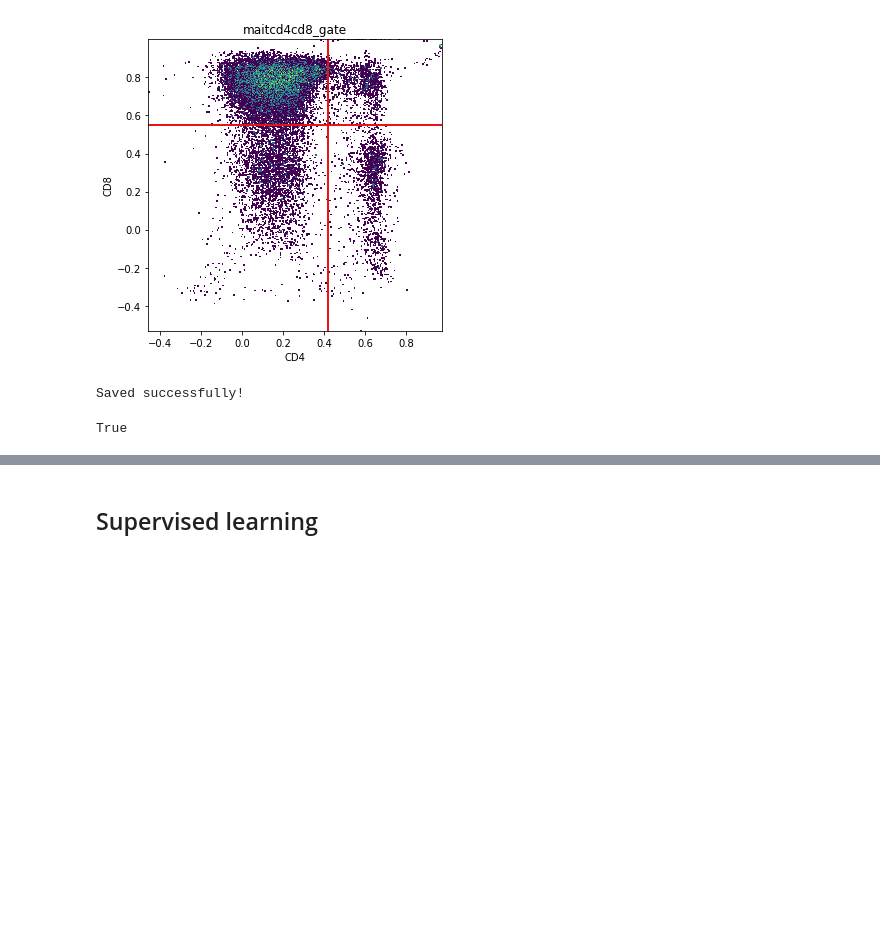
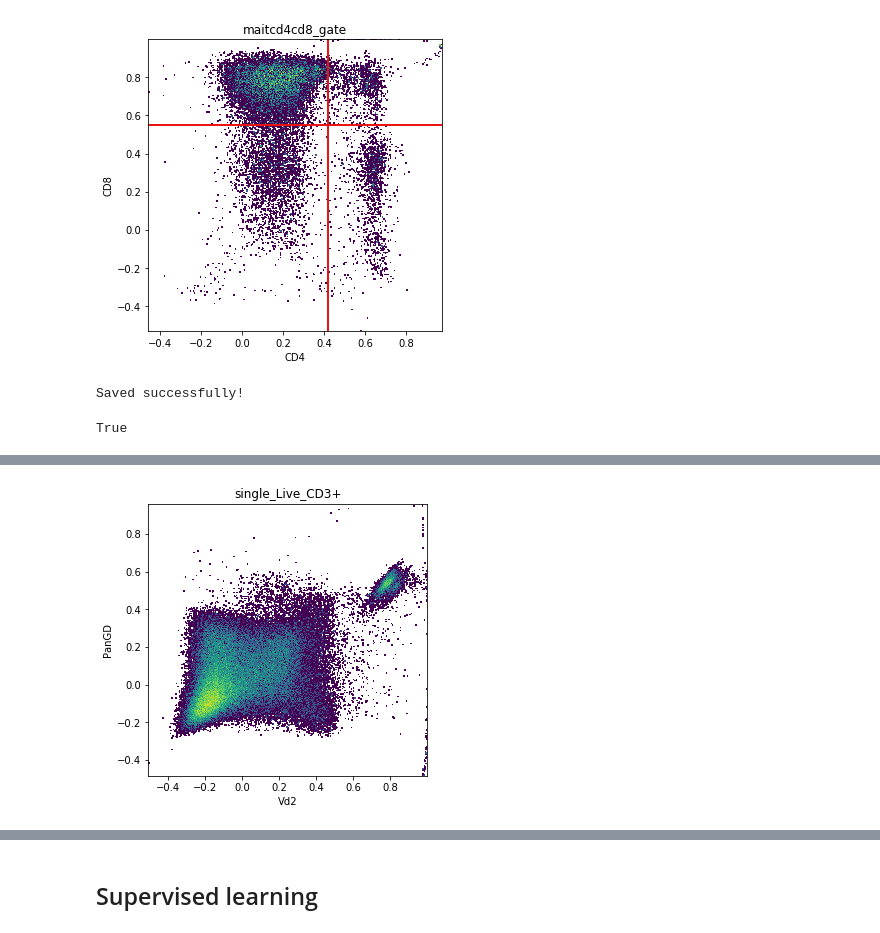
Before and after one commit to burtonrj/CytoPy, a Jupyter notebook: Notebooks/PD/3_Classification.ipynb, the cells around one changed output, grey strips where cells are left out. Drawn from its saved outputs; the diff is of its cells as text; code cells hidden in the pictures; blank space fills up the shorter version.

```diff
--- a/Notebooks/PD/3_Classification.ipynb
+++ b/Notebooks/PD/3_Classification.ipynb
@@ -140,0 +143,2 @@ True
+# %%
+val = Gating(texp, '267-02_pdmc_t')
@@ -140,0 +159,5 @@ True
+# %%
+val.plotting.plot_population('single_Live_CD3+', 'Vd2', 'PanGD', transforms={'x': 'logicle',
+                                                                             'y': 'logicle'})
+# %% [output]
+[figure, added]
```
Also changed, not shown: parts of 27 cells of this notebook, 4 other files.
